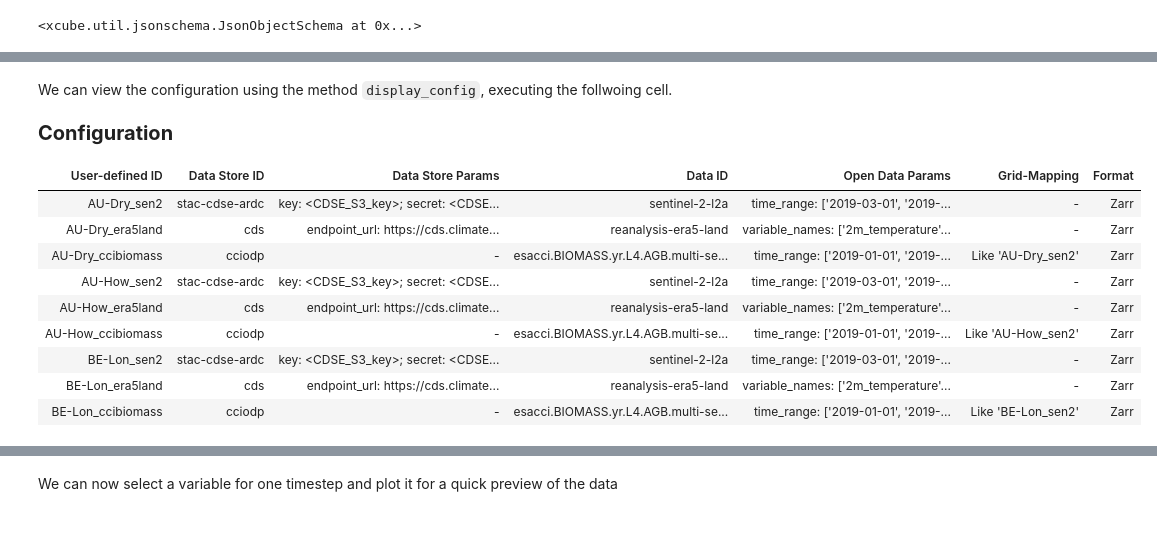
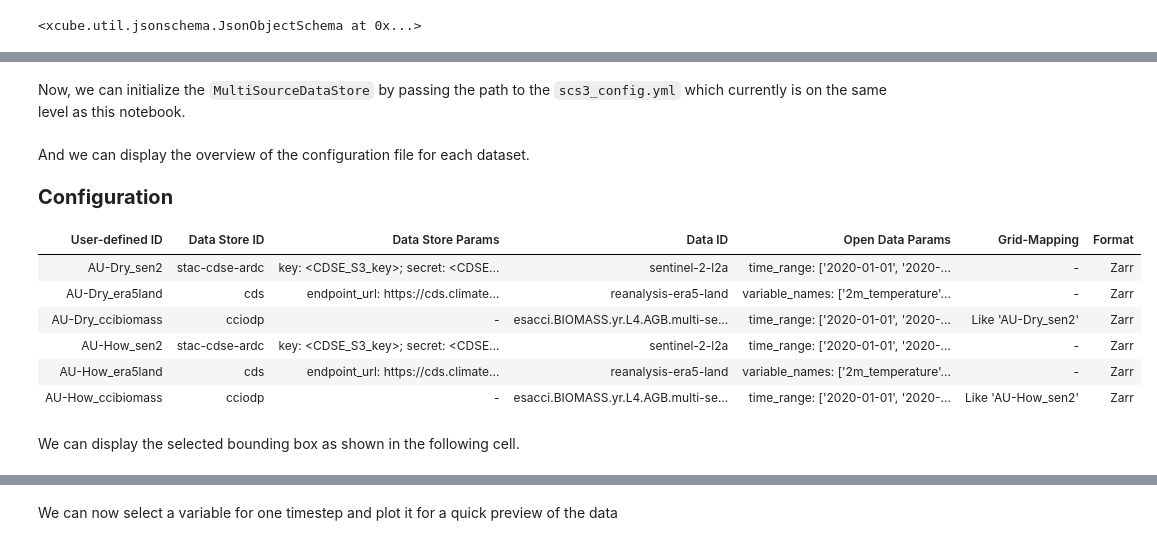
Before and after one commit to xcube-dev/xcube-multistore, a Jupyter notebook: examples/example3/scs3_xcube_multistore.ipynb, the cells around one changed output, grey strips where cells are left out. Drawn from its saved outputs; the diff is of its cells as text; code cells hidden in the pictures.

```diff
--- a/examples/example3/scs3_xcube_multistore.ipynb
+++ b/examples/example3/scs3_xcube_multistore.ipynb
@@ -171,19 +164,5 @@ config["data_stores"].append(config_store)
 # %%
 with open("scs3_config.yml", "w") as file:
     yaml.dump(config, file, sort_keys=False)
-# %% [markdown]
-We can view the configuration using the method `display_config`, executing the follwoing cell.
-# %%
-MultiSourceDataStore.display_config("scs3_config.yml")
-# %% [output]
-Configuration
-| User-defined ID | Data Store ID | Data Store Params | Data ID | Open Data Params | Grid-Mapping | Format |
-| AU-Dry_sen2 | stac-cdse-ardc | key: <CDSE_S3_key>; secret: <CDSE... | sentinel-2-l2a | time_range: ['2019-03-01', '2019-... | - | Zarr |
-| AU-Dry_era5land | cds | endpoint_url: https://cds.climate... | reanalysis-era5-land | variable_names: ['2m_temperature'... | - | Zarr |
-| AU-Dry_ccibiomass | cciodp | - | esacci.BIOMASS.yr.L4.AGB.multi-se... | time_range: ['2019-01-01', '2019-... | Like 'AU-Dry_sen2' | Zarr |
-| AU-How_sen2 | stac-cdse-ardc | key: <CDSE_S3_key>; secret: <CDSE... | sentinel-2-l2a | time_range: ['2019-03-01', '2019-... | - | Zarr |
-| AU-How_era5land | cds | endpoint_url: https://cds.climate... | reanalysis-era5-land | variable_names: ['2m_temperature'... | - | Zarr |
-| AU-How_ccibiomass | cciodp | - | esacci.BIOMASS.yr.L4.AGB.multi-se... | time_range: ['2019-01-01', '2019-... | Like 'AU-How_sen2' | Zarr |
-| BE-Lon_sen2 | stac-cdse-ardc | key: <CDSE_S3_key>; secret: <CDSE... | sentinel-2-l2a | time_range: ['2019-03-01', '2019-... | - | Zarr |
-| BE-Lon_era5land | cds | endpoint_url: https://cds.climate... | reanalysis-era5-land | variable_names: ['2m_temperature'... | - | Zarr |
-| BE-Lon_ccibiomass | cciodp | - | esacci.BIOMASS.yr.L4.AGB.multi-se... | time_range: ['2019-01-01', '2019-... | Like 'BE-Lon_sen2' | Zarr |
+# %% [markdown]
+Now, we can initialize the `MultiSourceDataStore` by passing the path to the `scs3_config.yml` which currently is on the same level as this notebook.
@@ -189,0 +171,15 @@ Configuration
+# %% [markdown]
+And we can display the overview of the configuration file for each dataset.
+# %%
+msds.display_config()
+# %% [output]
+Configuration
+| User-defined ID | Data Store ID | Data Store Params | Data ID | Open Data Params | Grid-Mapping | Format |
+| AU-Dry_sen2 | stac-cdse-ardc | key: <CDSE_S3_key>; secret: <CDSE... | sentinel-2-l2a | time_range: ['2020-01-01', '2020-... | - | Zarr |
+| AU-Dry_era5land | cds | endpoint_url: https://cds.climate... | reanalysis-era5-land | variable_names: ['2m_temperature'... | - | Zarr |
+| AU-Dry_ccibiomass | cciodp | - | esacci.BIOMASS.yr.L4.AGB.multi-se... | time_range: ['2020-01-01', '2020-... | Like 'AU-Dry_sen2' | Zarr |
+| AU-How_sen2 | stac-cdse-ardc | key: <CDSE_S3_key>; secret: <CDSE... | sentinel-2-l2a | time_range: ['2020-01-01', '2020-... | - | Zarr |
+| AU-How_era5land | cds | endpoint_url: https://cds.climate... | reanalysis-era5-land | variable_names: ['2m_temperature'... | - | Zarr |
+| AU-How_ccibiomass | cciodp | - | esacci.BIOMASS.yr.L4.AGB.multi-se... | time_range: ['2020-01-01', '2020-... | Like 'AU-How_sen2' | Zarr |
+# %% [markdown]
+We can display the selected bounding box as shown in the following cell.
```
Also changed, not shown: parts of 18 cells of this notebook, 9 other files.
